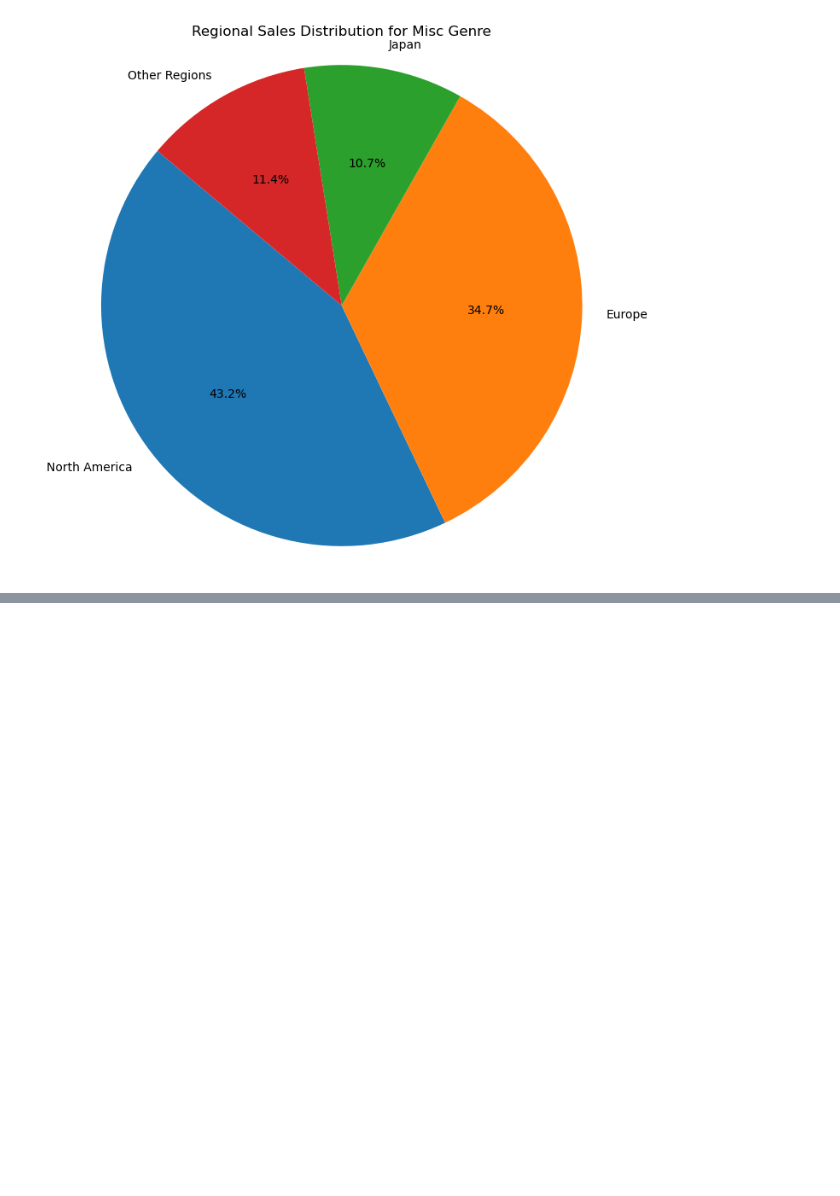
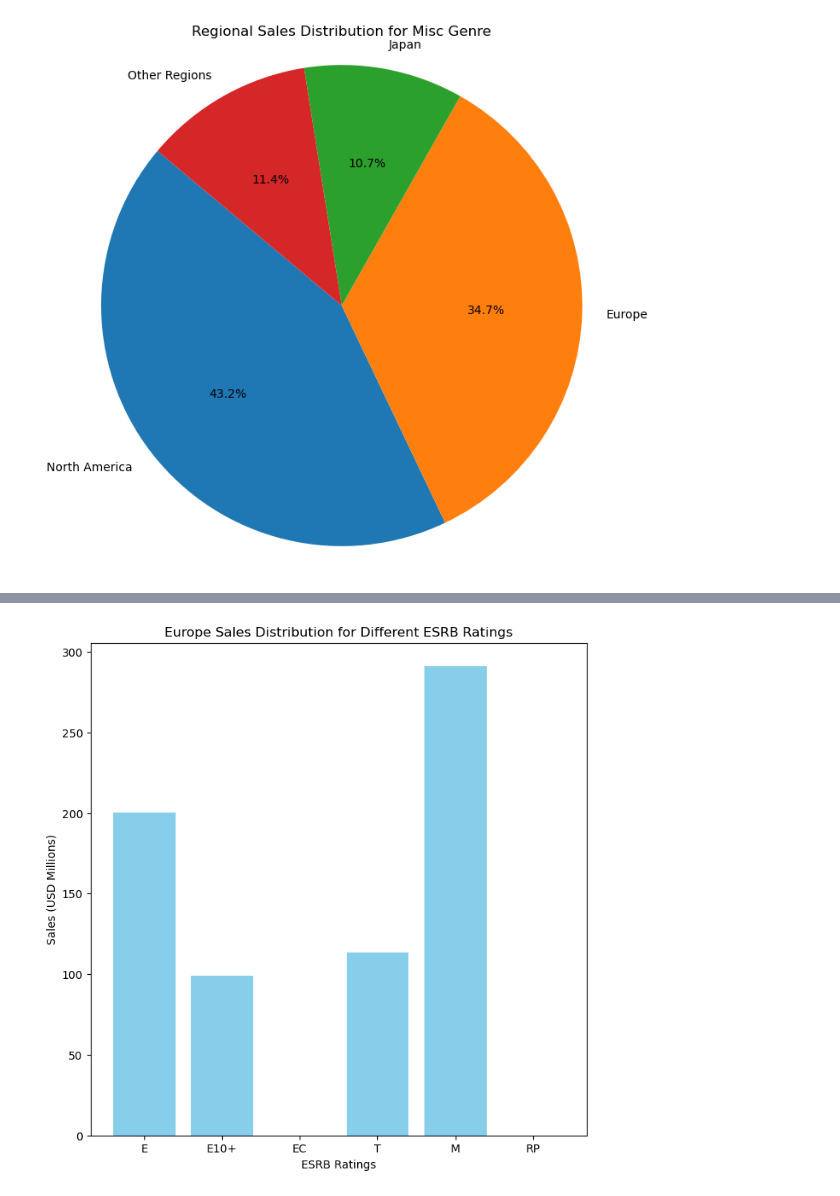
Before and after one commit to michav95/Integrated-Project-1, a Jupyter notebook: notebooks/EDA.ipynb, the cells around one changed output, grey strips where cells are left out. Drawn from its saved outputs; the diff is of its cells as text; code cells hidden in the pictures; blank space fills up the shorter version.

```diff
--- a/notebooks/EDA.ipynb
+++ b/notebooks/EDA.ipynb
@@ -1411,0 +1455,13 @@ plt.show()
+# %%
+# Create Bar Chart
+ratings = ['E', 'E10+', 'EC', 'T', 'M', 'RP']
+eu_data_sales = [200.15, 98.89, 0.00, 113.33, 291.04, 0.03]
+
+plt.figure(figsize=(8,8))
+plt.bar(ratings, eu_data_sales, color='skyblue')
+plt.title('Europe Sales Distribution for Different ESRB Ratings')
+plt.xlabel('ESRB Ratings')
+plt.ylabel('Sales (USD Millions)')
+plt.show()
+# %% [output]
+[figure, added]
```
Also changed, not shown: parts of 6 cells of this notebook.
